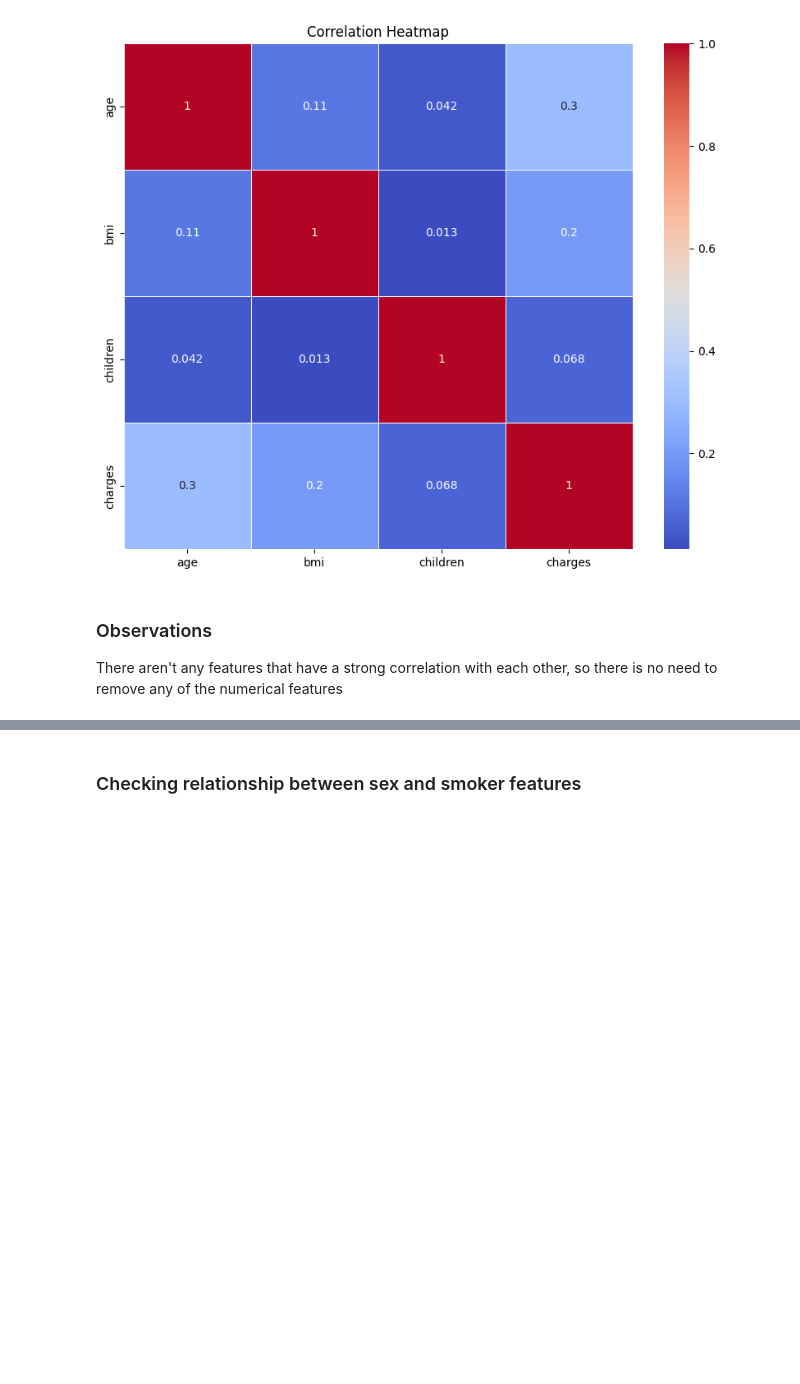
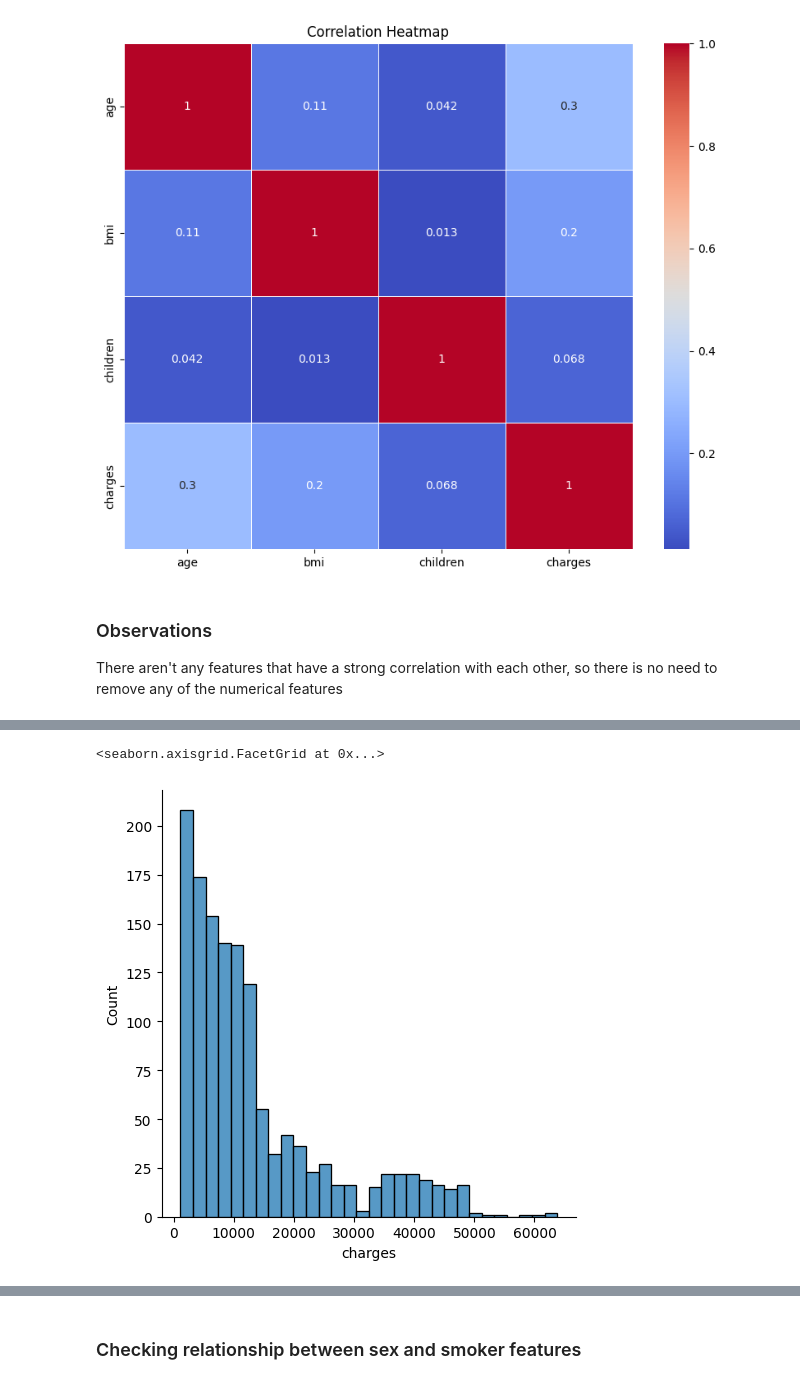
Before and after one commit to RezaP117/Health_Insurance_Cost_Predictor, a Jupyter notebook: notebook/eda.ipynb, the cells around one changed output, grey strips where cells are left out. Cells and saved outputs as stored; diff of their text form; code cells hidden in the pictures; blank space fills up the shorter version.

```diff
--- a/notebook/eda.ipynb
+++ b/notebook/eda.ipynb
@@ -77,0 +85,5 @@ There aren't any features that have a strong correlation with each other, so the
+# %%
+sns.displot(df, x = "charges")
+# %% [output]
+<seaborn.axisgrid.FacetGrid at 0x...>
+[figure, added]
```
Also changed, not shown: parts of 7 cells of this notebook, 1 other file.
